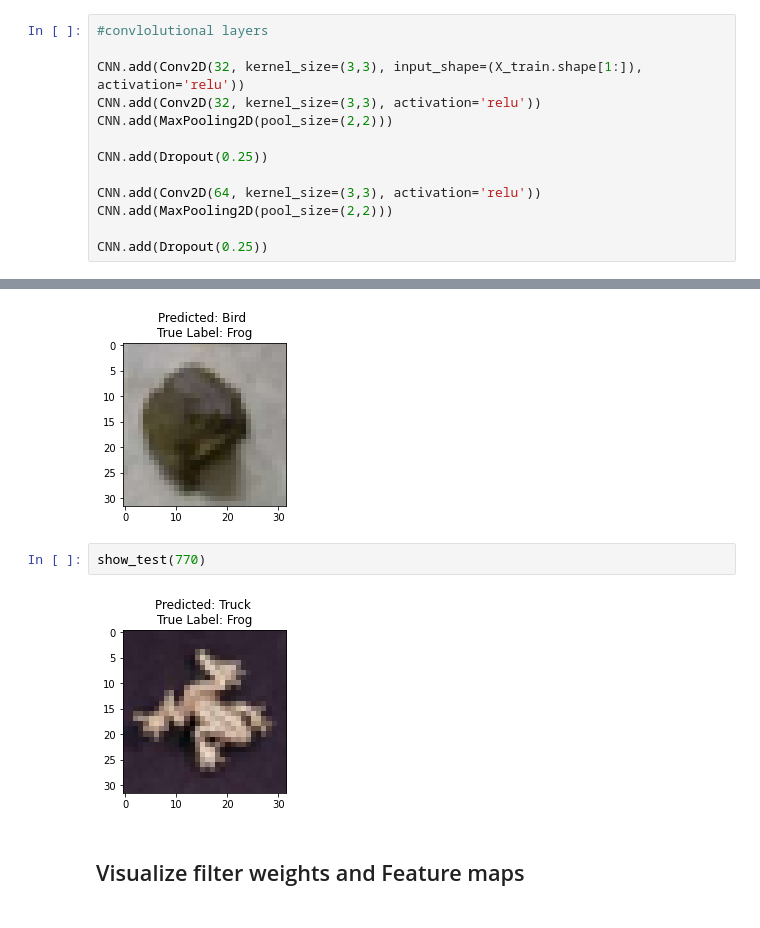
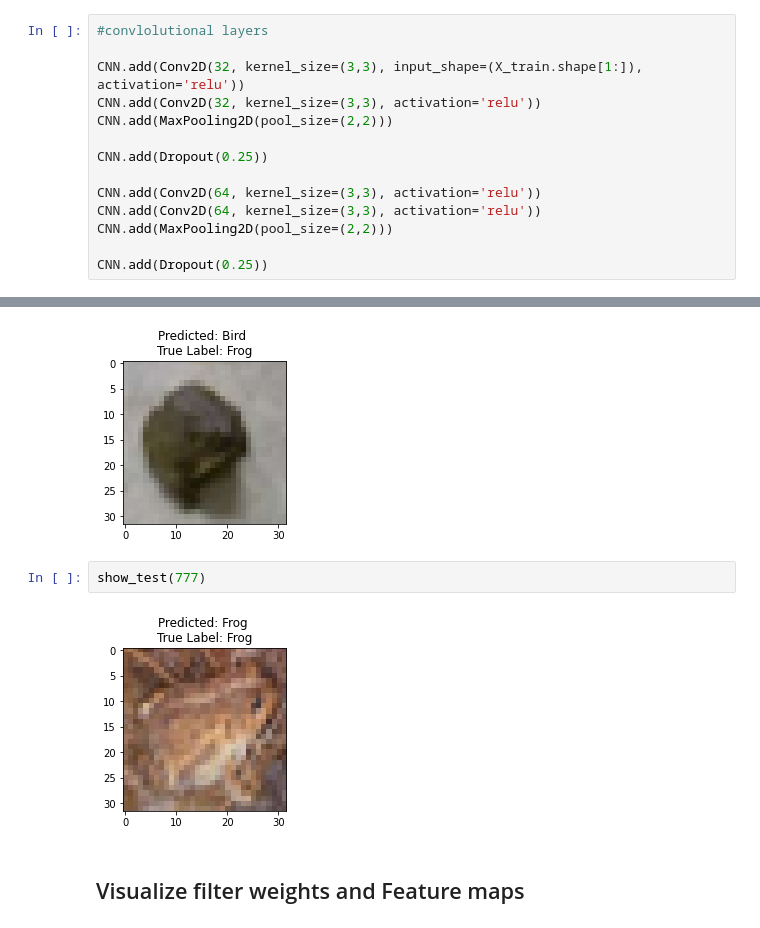
Before and after one commit to Fernando0107/Convolutional-NN, a Jupyter notebook: Convolutional NN V3.ipynb, the cells around one changed output, grey strips where cells are left out. Drawn from its saved outputs; the diff is of its cells as text.

```diff
--- a/Convolutional NN V3.ipynb
+++ b/Convolutional NN V3.ipynb
@@ -111,6 +110,7 @@ CNN.add(MaxPooling2D(pool_size=(2,2)))
 CNN.add(Dropout(0.25))
 
 CNN.add(Conv2D(64, kernel_size=(3,3), activation='relu'))
+CNN.add(Conv2D(64, kernel_size=(3,3), activation='relu'))
 CNN.add(MaxPooling2D(pool_size=(2,2)))
 
 CNN.add(Dropout(0.25))
@@ -274,9 +274,9 @@ show_test(570)
 # %% [output]
 [figure]
 # %%
-show_test(770)
+show_test(777)
 # %% [output]
-[figure, old version]
+[figure, new version]
 # %% [markdown]
 ## Visualize filter weights and Feature maps
 # %%
```
Also changed, not shown: parts of 13 cells of this notebook.
